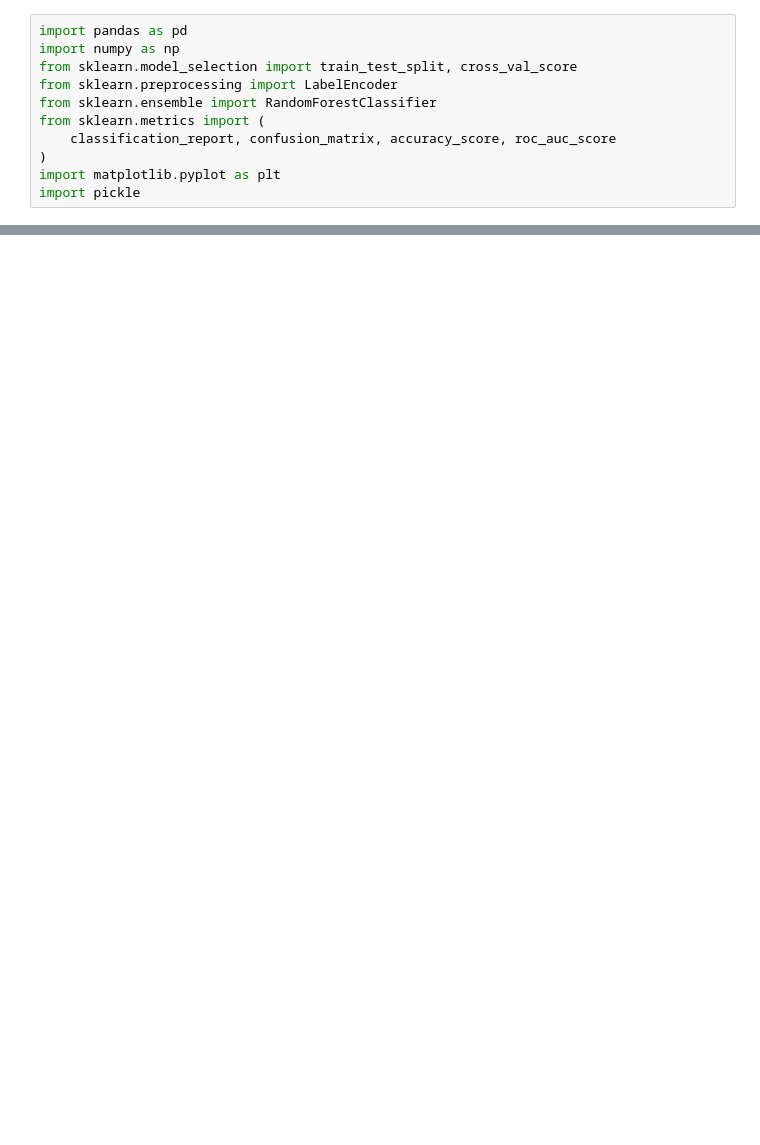
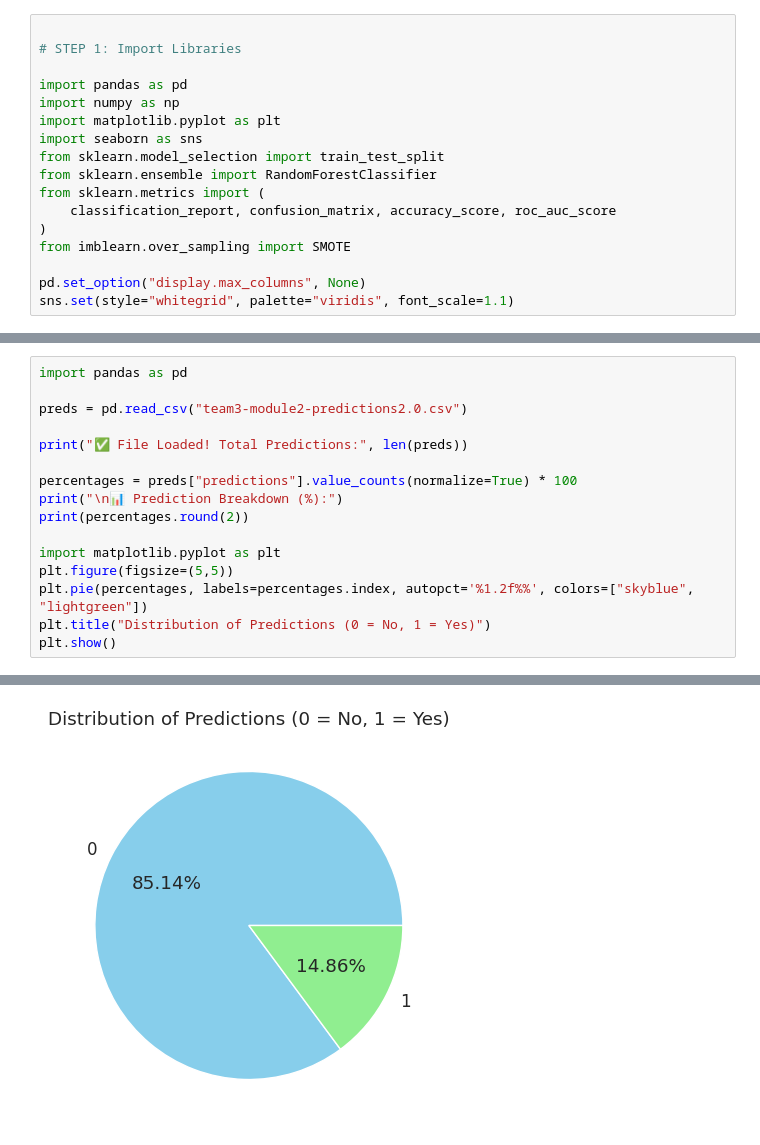
Before and after one commit to alvincharles45/alvincharles45.github.io, a Jupyter notebook: notebooks/starter_bank.ipynb, the cells around one changed output, grey strips where cells are left out. Saved outputs shown, nothing was run; the diff lists cells and outputs as text; blank space fills up the shorter version.

```diff
--- a/notebooks/starter_bank.ipynb
+++ b/notebooks/starter_bank.ipynb
@@ -1,14 +1,20 @@
 # %% [markdown]
 <a href="https://colab.research.google.com/github/alvincharles45/alvincharles45.github.io/blob/main/notebooks/starter_bank.ipynb" target="_parent"><img src="https://colab.research.google.com/assets/colab-badge.svg" alt="Open In Colab"/></a>
 # %%
+
+# STEP 1: Import Libraries
+
 import pandas as pd
 import numpy as np
-from sklearn.model_selection import train_test_split, cross_val_score
-from sklearn.preprocessing import LabelEncoder
+import matplotlib.pyplot as plt
+import seaborn as sns
+from sklearn.model_selection import train_test_split
 from sklearn.ensemble import RandomForestClassifier
 from sklearn.metrics import (
     classification_report, confusion_matrix, accuracy_score, roc_auc_score
 )
-import matplotlib.pyplot as plt
-import pickle
+from imblearn.over_sampling import SMOTE
+
+pd.set_option("display.max_columns", None)
+sns.set(style="whitegrid", palette="viridis", font_scale=1.1)
 # %%
@@ -450,0 +275,17 @@ Name: proportion, dtype: float64
+# %%
+import pandas as pd
+
+preds = pd.read_csv("team3-module2-predictions2.0.csv")
+
+print("✅ File Loaded! Total Predictions:", len(preds))
+
+percentages = preds["predictions"].value_counts(normalize=True) * 100
+print("\n📊 Prediction Breakdown (%):")
+print(percentages.round(2))
+
+import matplotlib.pyplot as plt
+plt.figure(figsize=(5,5))
+plt.pie(percentages, labels=percentages.index, autopct='%1.2f%%', colors=["skyblue", "lightgreen"])
+plt.title("Distribution of Predictions (0 = No, 1 = Yes)")
+plt.show()
+# %% [output]
@@ -450,0 +299 @@ Name: proportion, dtype: float64
+[figure, added]
```
Also changed, not shown: parts of 26 cells of this notebook.
